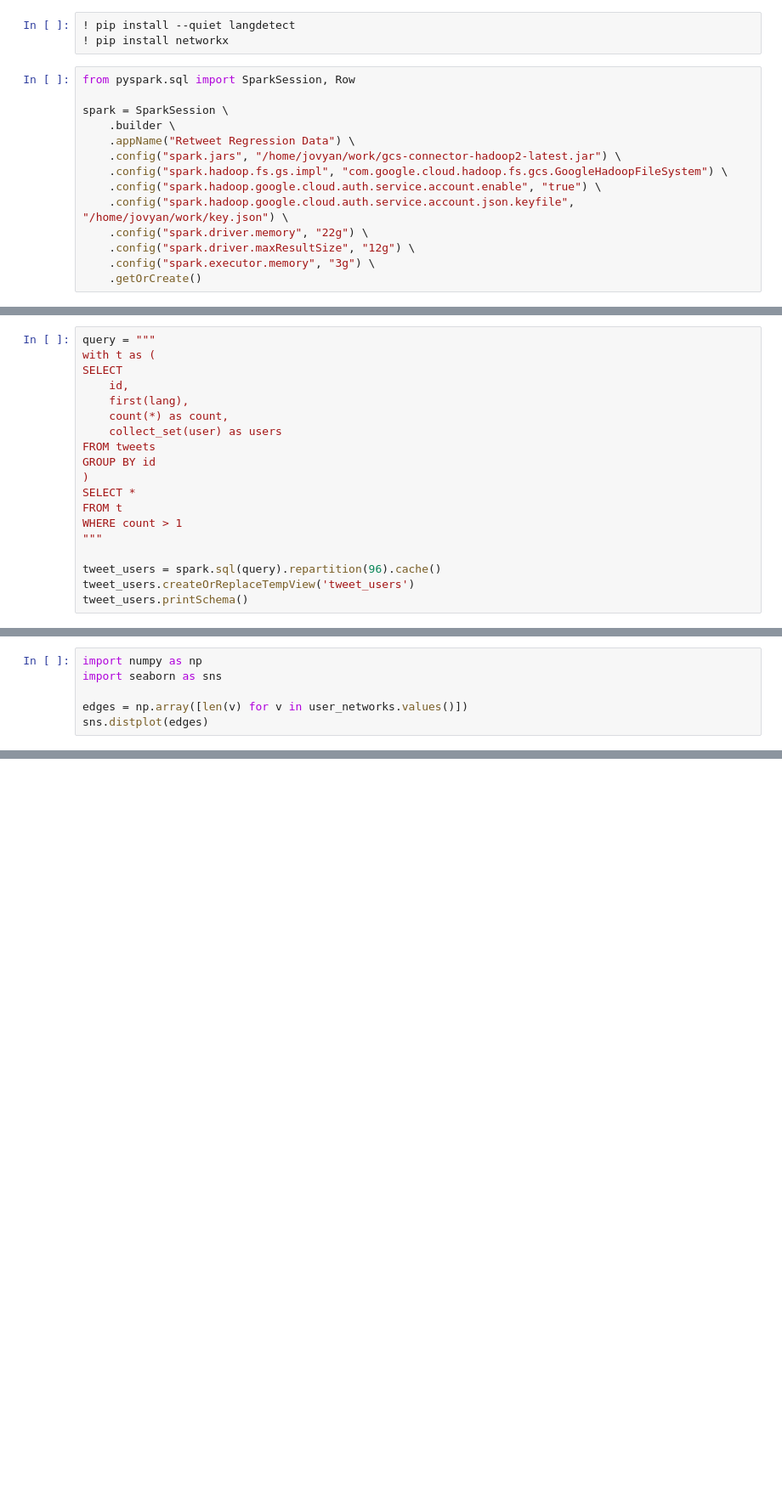
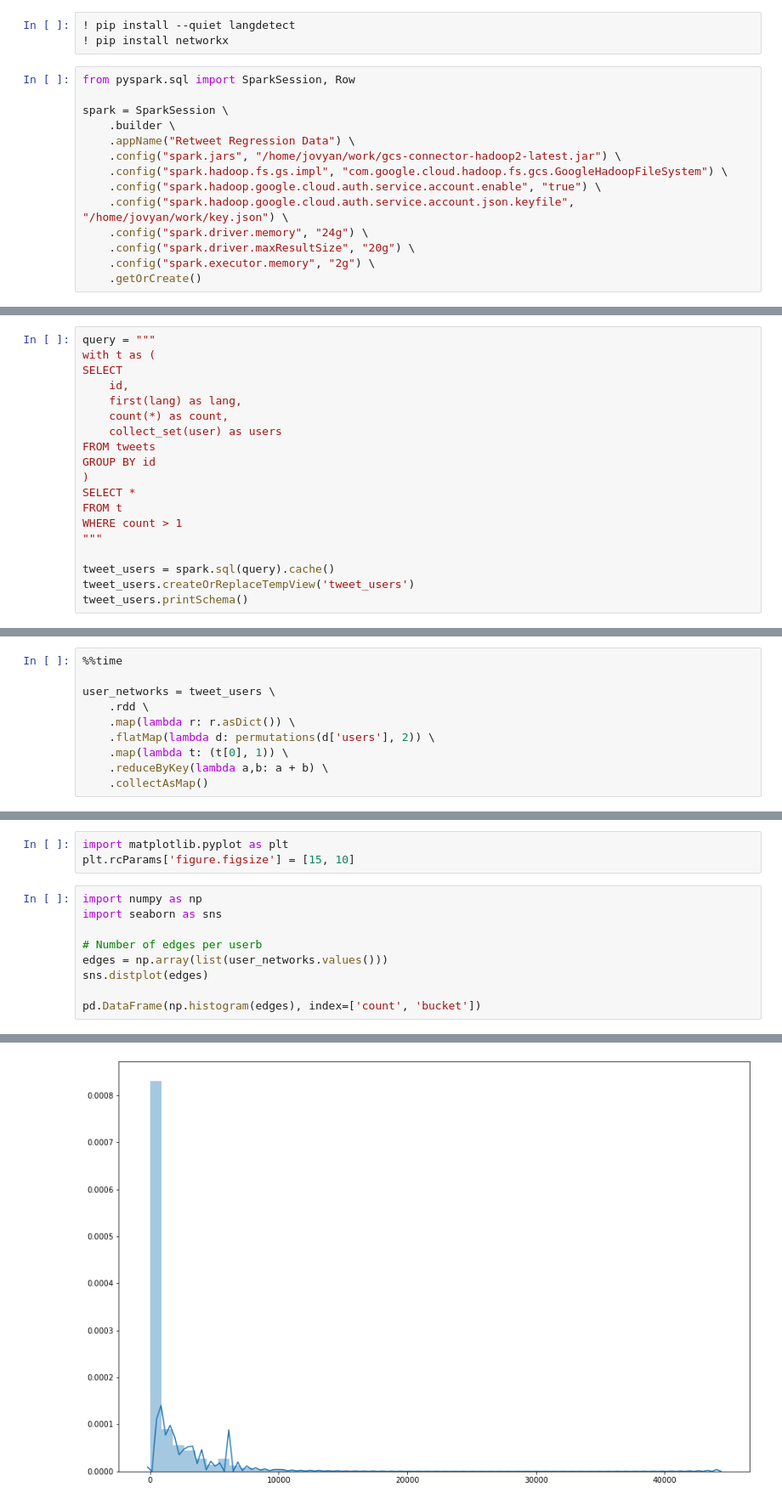
Before and after one commit to hannesfelix/trollhunters-ub-transforms, a Jupyter notebook: regression-data.ipynb, the cells around one changed output, grey strips where cells are left out. Shown at 85% size. Saved outputs shown, nothing was run; the diff lists cells and outputs as text; blank space fills up the shorter version.

Commit message:
made efficient, gave up on network trimming

```diff
--- a/regression-data.ipynb
+++ b/regression-data.ipynb
@@ -11,9 +11,9 @@ spark = SparkSession \
     .config("spark.hadoop.fs.gs.impl", "com.google.cloud.hadoop.fs.gcs.GoogleHadoopFileSystem") \
     .config("spark.hadoop.google.cloud.auth.service.account.enable", "true") \
     .config("spark.hadoop.google.cloud.auth.service.account.json.keyfile", "/home/jovyan/work/key.json") \
-    .config("spark.driver.memory", "22g") \
-    .config("spark.driver.maxResultSize", "12g") \
-    .config("spark.executor.memory", "3g") \
+    .config("spark.driver.memory", "24g") \
+    .config("spark.driver.maxResultSize", "20g") \
+    .config("spark.executor.memory", "2g") \
     .getOrCreate()
 # %%
 from datetime import datetime
@@ -133,7 +141,7 @@ query = """
 with t as (
 SELECT
     id,
-    first(lang),
+    first(lang) as lang,
     count(*) as count,
     collect_set(user) as users
 FROM tweets
@@ -144,6 +152,6 @@ FROM t
 WHERE count > 1
 """
 
-tweet_users = spark.sql(query).repartition(96).cache()
+tweet_users = spark.sql(query).cache()
 tweet_users.createOrReplaceTempView('tweet_users')
 tweet_users.printSchema()
@@ -224 +197,11 @@ G
+# %%
+%%time
+
+user_networks = tweet_users \
+    .rdd \
+    .map(lambda r: r.asDict()) \
+    .flatMap(lambda d: permutations(d['users'], 2)) \
+    .map(lambda t: (t[0], 1)) \
+    .reduceByKey(lambda a,b: a + b) \
+    .collectAsMap()
 # %%
@@ -238,6 +239,13 @@ reg_data = pd.DataFrame(reg_data)
+# %%
+import matplotlib.pyplot as plt
+plt.rcParams['figure.figsize'] = [15, 10]
 # %%
 import numpy as np
 import seaborn as sns
 
-edges = np.array([len(v) for v in user_networks.values()])
+# Number of edges per userb
+edges = np.array(list(user_networks.values()))
 sns.distplot(edges)
+
+pd.DataFrame(np.histogram(edges), index=['count', 'bucket'])
+# %% [output]
@@ -243,0 +255 @@ sns.distplot(edges)
+[figure, added]
```
Also changed, not shown: parts of 19 cells of this notebook.
